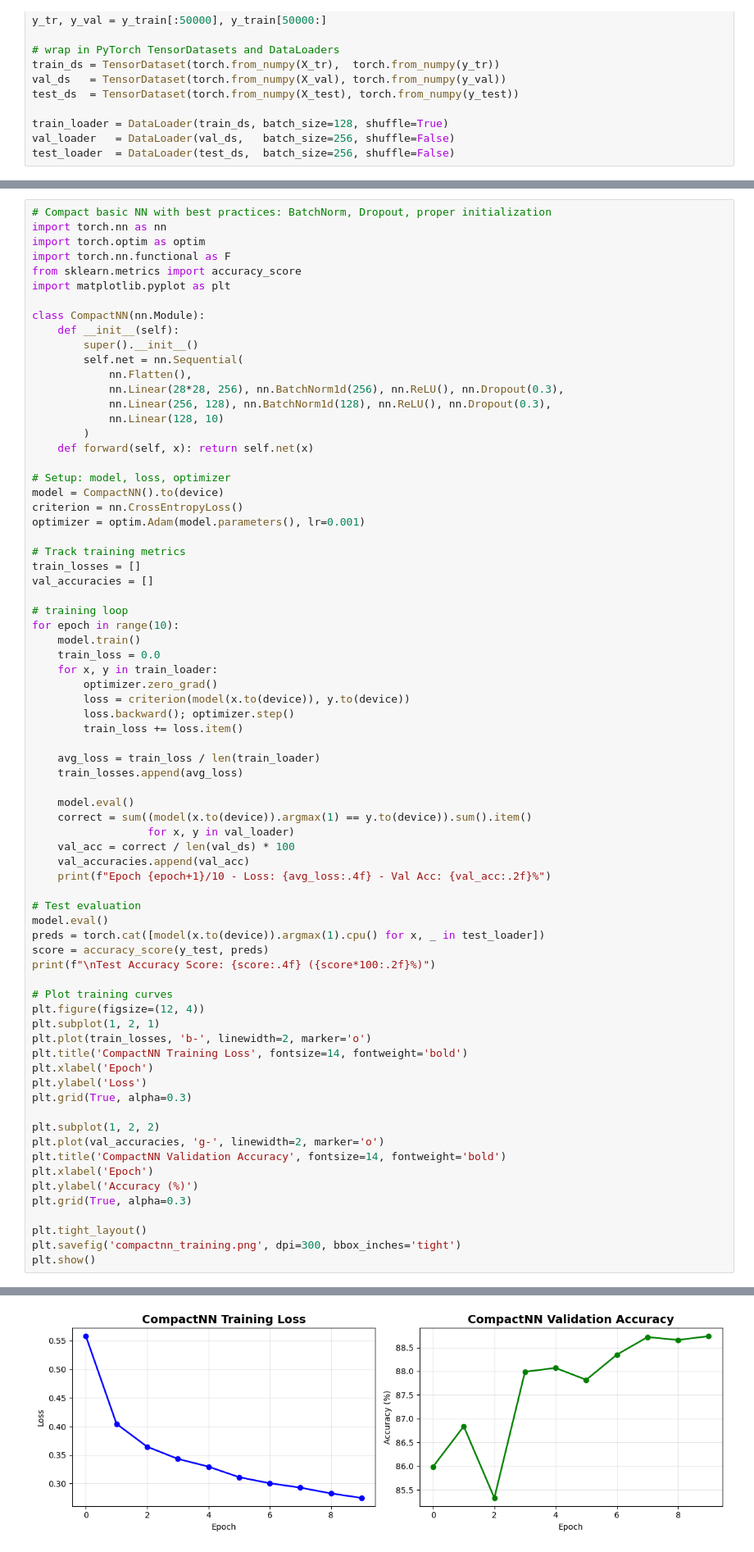
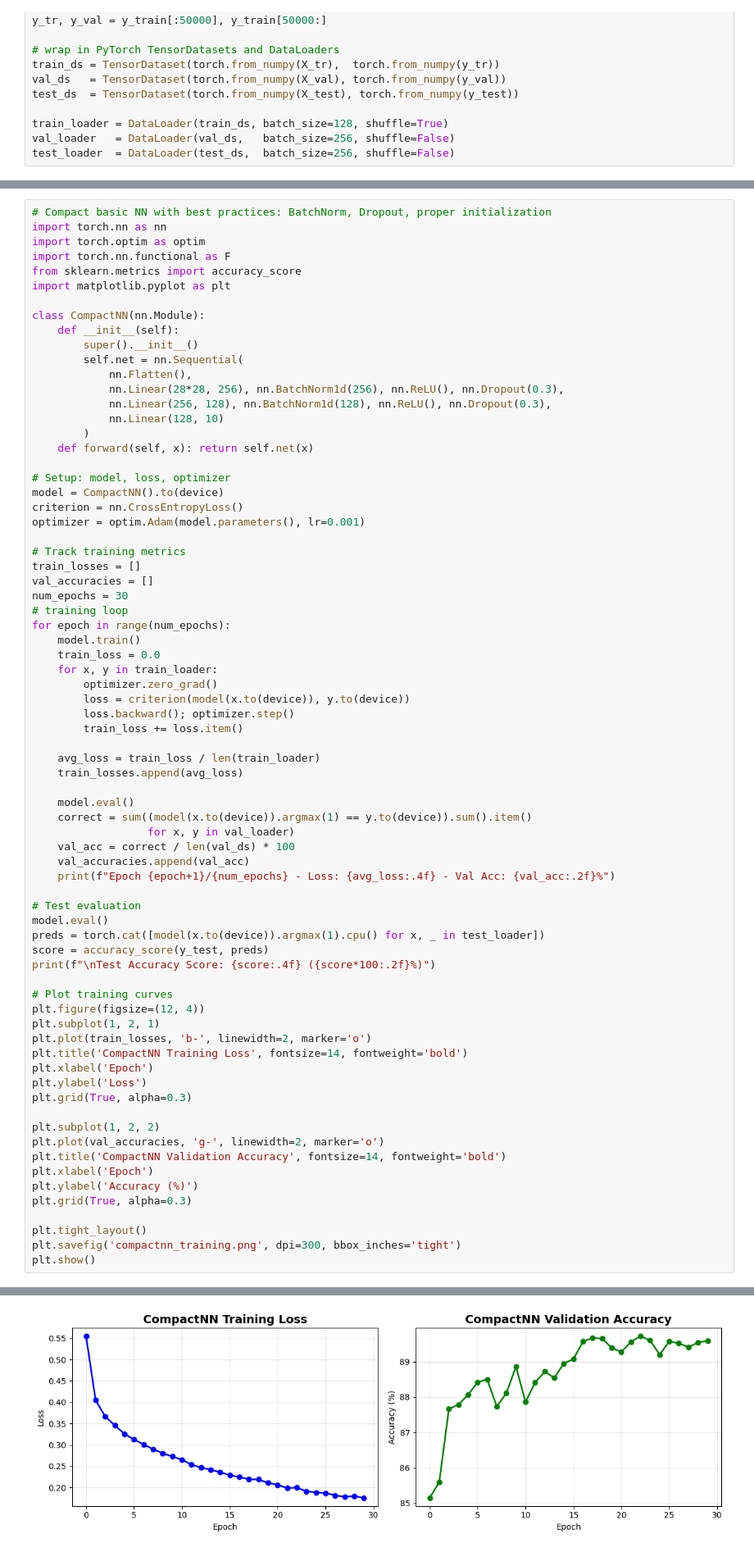
Before and after one commit to bodePacker/Math-for-DS-A3, a Jupyter notebook: project3.ipynb, the cells around one changed output, grey strips where cells are left out. Shown at 82% size. Drawn from its saved outputs; the diff is of its cells as text.

```diff
--- a/project3.ipynb
+++ b/project3.ipynb
@@ -417,9 +417,9 @@ optimizer = optim.Adam(model.parameters(), lr=0.001)
 # Track training metrics
 train_losses = []
 val_accuracies = []
-
+num_epochs = 30
 # training loop
-for epoch in range(10):
+for epoch in range(num_epochs):
     model.train()
     train_loss = 0.0
     for x, y in train_loader:
@@ -436,7 +436,7 @@ for epoch in range(10):
                   for x, y in val_loader)
     val_acc = correct / len(val_ds) * 100
     val_accuracies.append(val_acc)
-    print(f"Epoch {epoch+1}/10 - Loss: {avg_loss:.4f} - Val Acc: {val_acc:.2f}%")
+    print(f"Epoch {epoch+1}/{num_epochs} - Loss: {avg_loss:.4f} - Val Acc: {val_acc:.2f}%")
 
 # Test evaluation
 model.eval()
@@ -479,4 +484,4 @@ Test Accuracy Score: 0.8797 (87.97%)
-[figure, old version]
+[figure, new version]
 # %%
 # CNN Model with MaxPool2d for Fashion-MNIST Classification
 import torch.nn.functional as F
```
Also changed, not shown: parts of 6 cells of this notebook, 4 other files.
